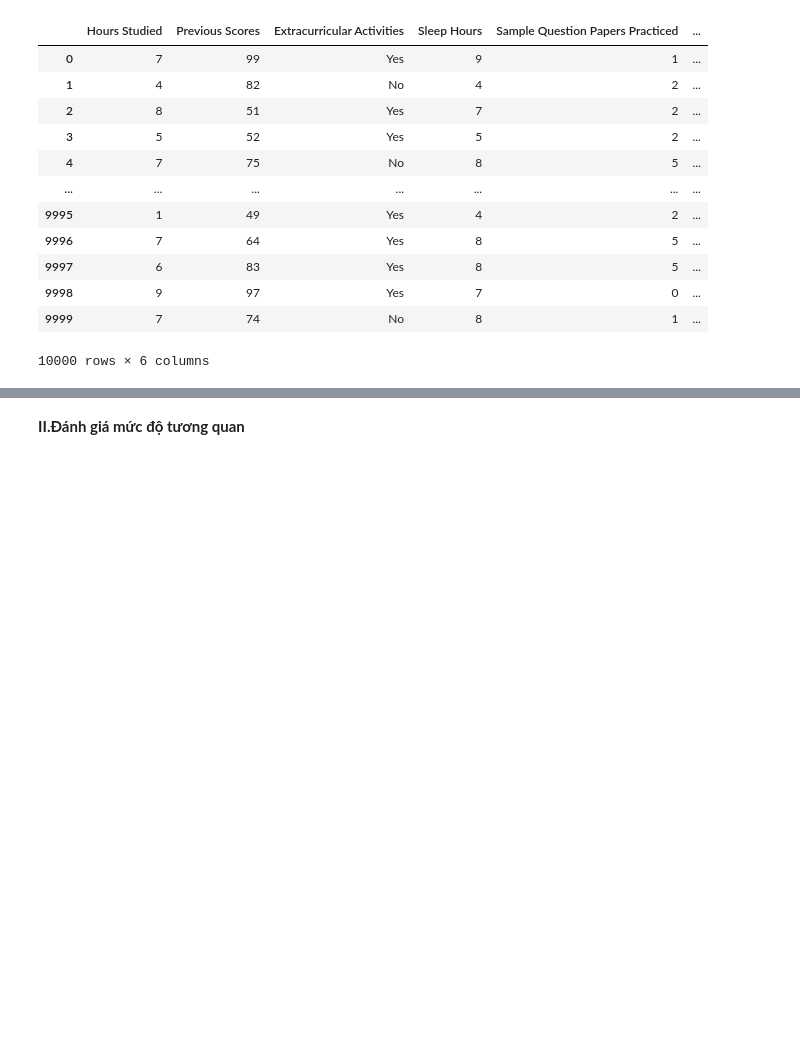
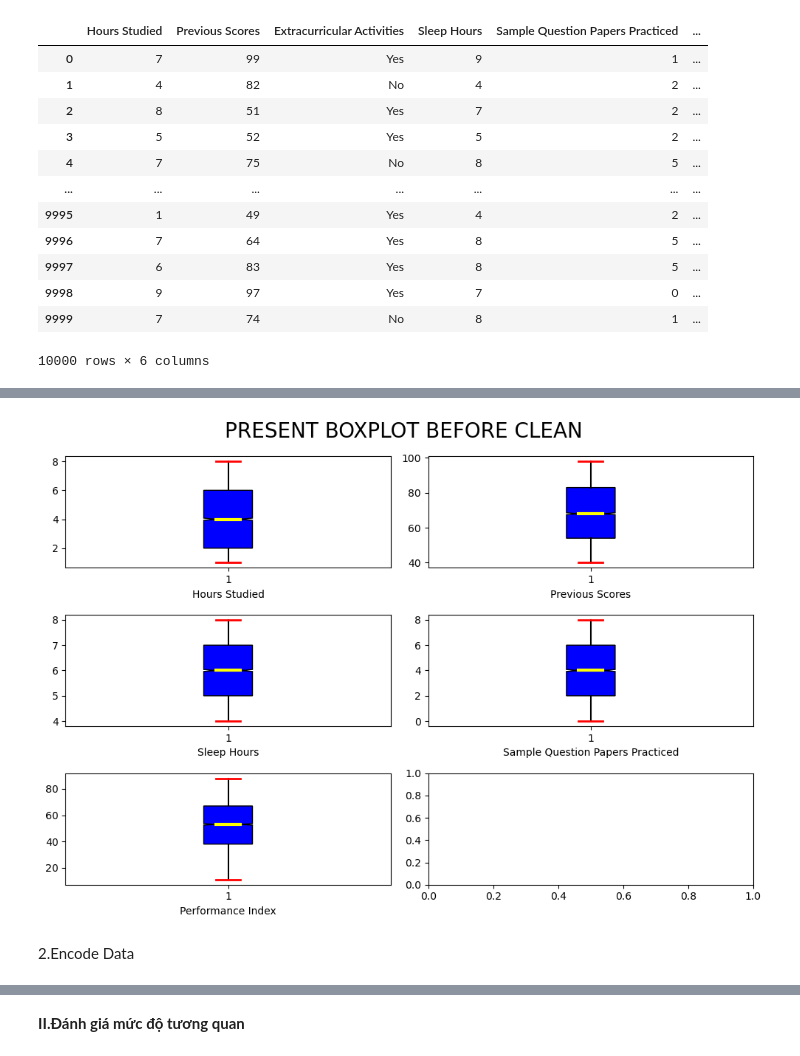
Before and after one commit to fmt133/MAI, a Jupyter notebook: MAI GROUP4.ipynb, the cells around one changed output, grey strips where cells are left out. Saved outputs shown, nothing was run; the diff lists cells and outputs as text; code cells hidden in the pictures; blank space fills up the shorter version.

```diff
--- a/MAI GROUP4.ipynb
+++ b/MAI GROUP4.ipynb
@@ -29,0 +147,38 @@ data_encode = data.copy()
+# %%
+#Vẽ biểu đồ boxplot của các cột
+fig, ax = plt.subplots(3, 2, figsize = (10, 7))
+bp1 = ax[0, 0].boxplot(data_clean["Hours Studied"], patch_artist = True, notch = True, vert = 1)
+bp2 = ax[0, 1].boxplot(data_clean["Previous Scores"], patch_artist = True, notch = True, vert = 1)
+bp3 = ax[1, 0].boxplot(data_clean["Sleep Hours"], patch_artist = True, notch = True, vert = 1)
+bp4 = ax[1, 1].boxplot(data_clean["Sample Question Papers Practiced"], patch_artist = True, notch = True, vert = 1)
+bp5 = ax[2, 0].boxplot(data_clean["Performance Index"], patch_artist = True, notch = True, vert = 1)
+colors = ["blue"]
+b = [bp1, bp2, bp3, bp4, bp5]
+for i in b:
+    for patch, color in zip(i["boxes"], colors):
+        patch.set_facecolor(color)
+
+for i in b:
+    for whisker in i["whiskers"]:
+        whisker.set(color = "black", linewidth = 1.5)
+
+for i in b:
+    for cap in i["caps"]:
+        cap.set(color = "red", linewidth = 2)
+
+for i in b:
+    for median in i["medians"]:
+        median.set(color = "yellow", linewidth = 3)
+
+ax[0, 0].set_xlabel("Hours Studied")
+ax[0, 1].set_xlabel("Previous Scores")
+ax[1, 0].set_xlabel("Sleep Hours")
+ax[1, 1].set_xlabel("Sample Question Papers Practiced")
+ax[2, 0].set_xlabel("Performance Index")
+fig.suptitle("PRESENT BOXPLOT BEFORE CLEAN", fontsize = 20)
+plt.tight_layout()
+plt.show()
+# %% [output]
+[figure, added]
+# %% [markdown]
+2.Encode Data
```
Also changed, not shown: parts of 41 cells of this notebook.
